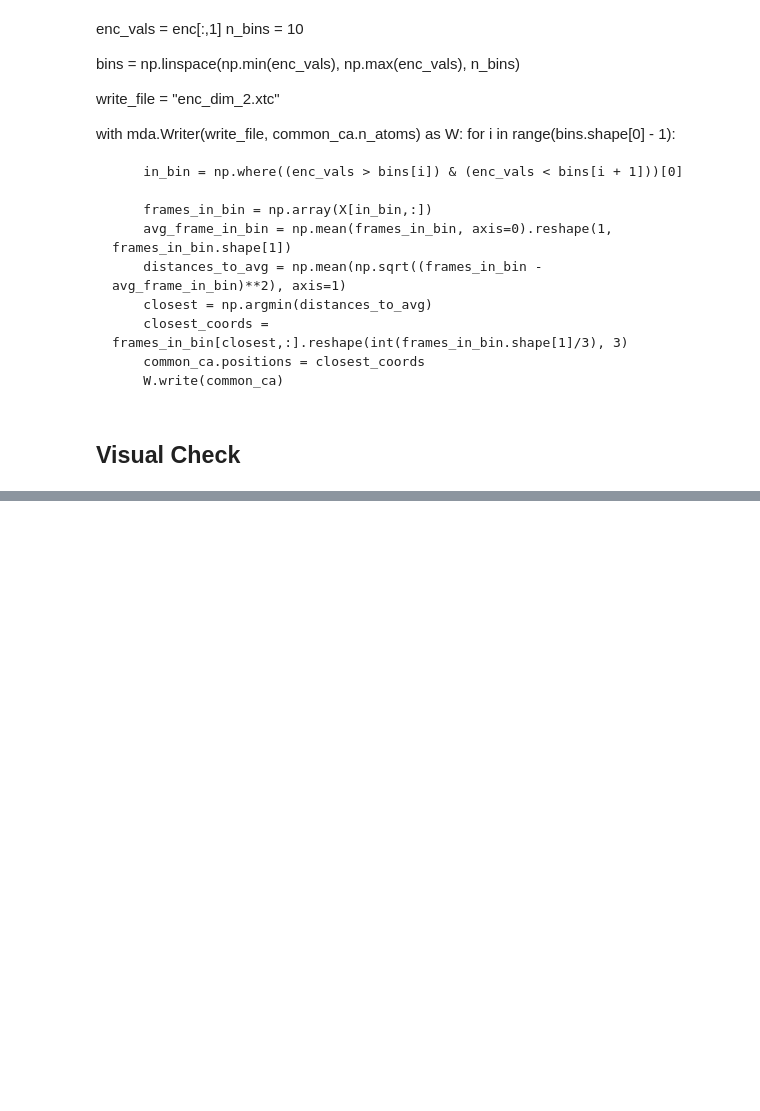
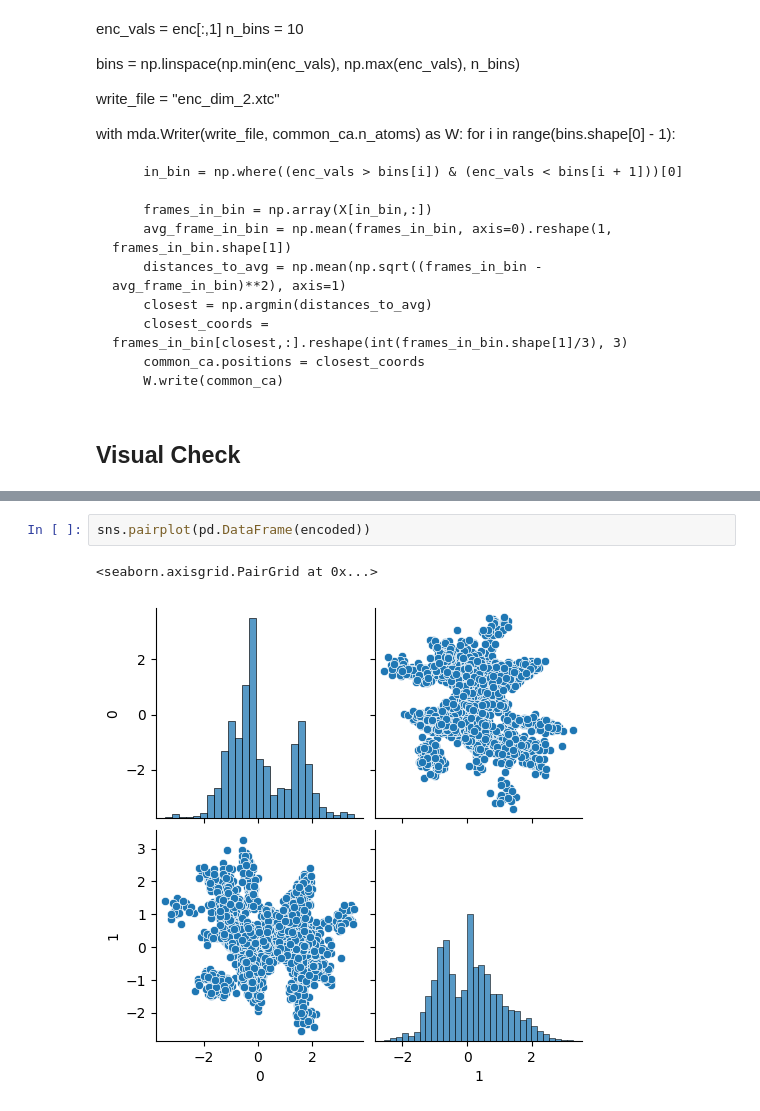
Before and after one commit to molecularmachinist/somethingwithflow, a Jupyter notebook: encoding.ipynb, the cells around one changed output, grey strips where cells are left out. Drawn from its saved outputs; the diff is of its cells as text; blank space fills up the shorter version.

```diff
--- a/encoding.ipynb
+++ b/encoding.ipynb
@@ -432,0 +441,5 @@ cas.write("./b2ar_large_tm36_reconstructed.gro")
+# %%
+sns.pairplot(pd.DataFrame(encoded))
+# %% [output]
+<seaborn.axisgrid.PairGrid at 0x...>
+[figure, added]
```
Also changed, not shown: parts of 31 cells of this notebook, 2 other files.
